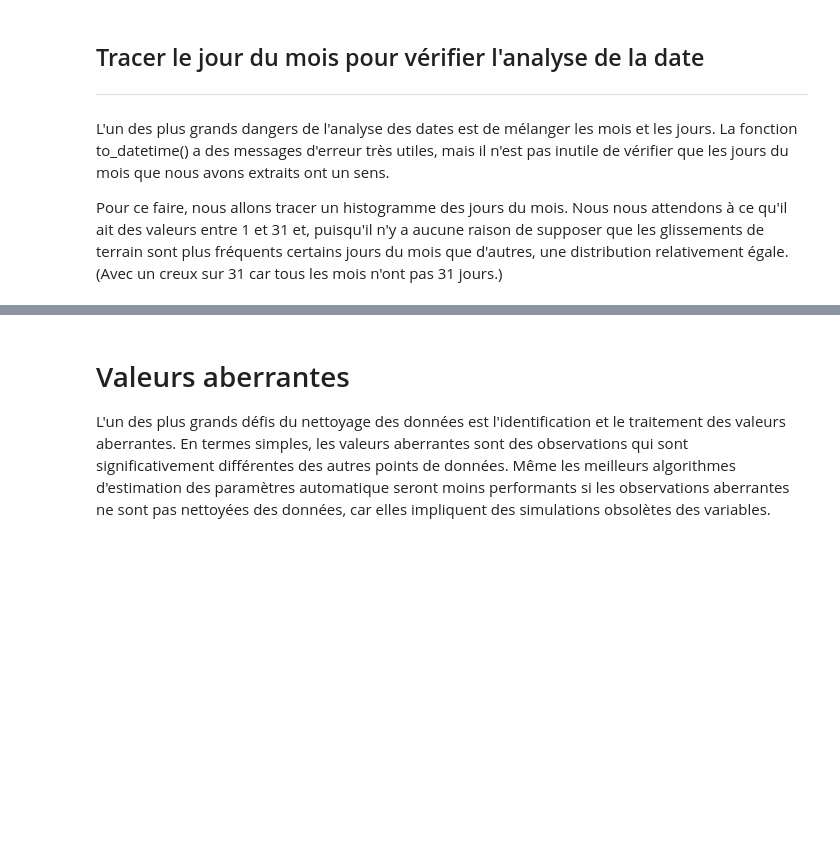
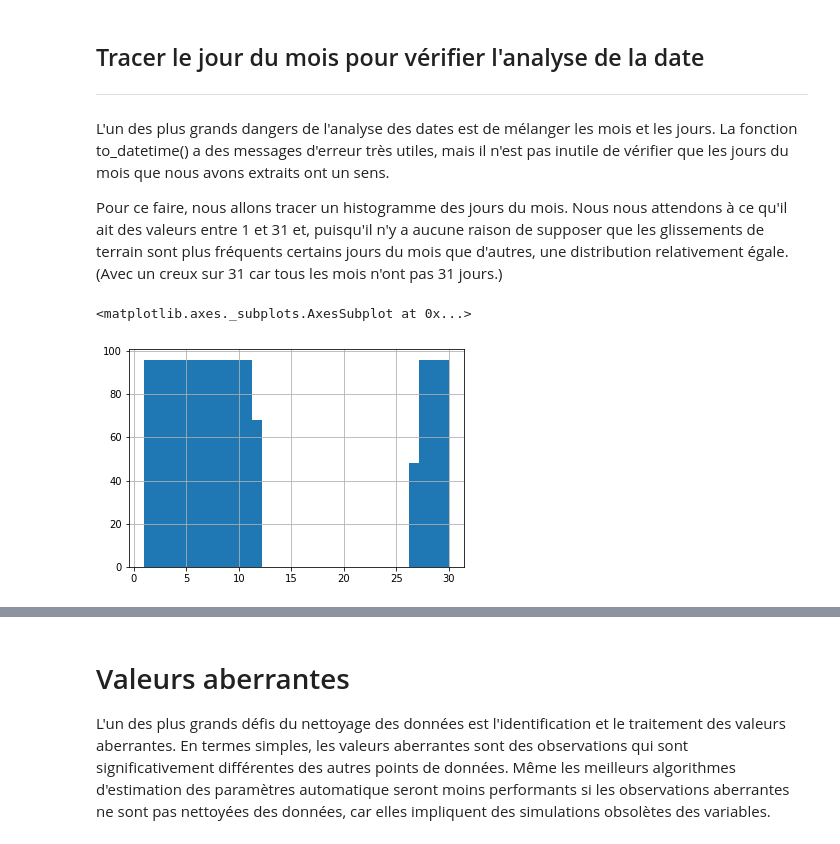
Before and after one commit to ameliemelorene/MOLONARI_1D_RESOURCES, a Jupyter notebook: Students/TD-Wissam-Guillaume/brouillon_guillaume_data-cleaning-student.ipynb, the cells around one changed output, grey strips where cells are left out. Saved outputs shown, nothing was run; the diff lists cells and outputs as text; code cells hidden in the pictures; blank space fills up the shorter version.

```diff
--- a/Students/TD-Wissam-Guillaume/brouillon_guillaume_data-cleaning-student.ipynb
+++ b/Students/TD-Wissam-Guillaume/brouillon_guillaume_data-cleaning-student.ipynb
@@ -29,2 +52,11 @@ renommer les colonnes du fichier capteur_riviere :  	dates,tension_V,temperature
 # %% [markdown]
 # Transformez les données de différence de charge en mètres
+# %%
+alpha = -1.462495
+beta = 0.001474
+intercept = 1.210344
+# %%
+capteur_riviere = capteur_riviere.rename({'tension_V':'charge_diff'},axis=1)
+capteur_riviere.head()
+# %%
+capteur_riviere=capteur_riviere.assign(charge_diff=(capteur_riviere['charge_diff'].astype(float)-intercept)/alpha-capteur_riviere['temperature_stream_C'].astype(float)*beta)
@@ -68,3 +157,6 @@ ___
 
 **Pourquoi ne pas toujours utiliser `infer_datetime_format = True?`** Il y a deux grandes raisons de ne pas toujours faire deviner à pandas le format de l'heure. La première est que pandas n'est toujours capable de trouver le bon format de date, surtout si quelqu'un a fait preuve de créativité dans la saisie des données. La seconde est que c'est beaucoup plus lent que de spécifier le format exact des dates.
 ____
+# %%
+capteur_riviere['dates'] = pd.to_datetime(capteur_riviere['dates'], infer_datetime_format=True)
+capteur_ZH['dates'] = pd.to_datetime(capteur_ZH['dates'], infer_datetime_format=True)
@@ -77,0 +198,5 @@ Pour ce faire, nous allons tracer un histogramme des jours du mois. Nous nous at
+# %%
+capteur_riviere['dates'].dt.day.hist(bins=31)
+# %% [output]
+<matplotlib.axes._subplots.AxesSubplot at 0x...>
+[figure, added]
```
Also changed, not shown: parts of 23 cells of this notebook.
